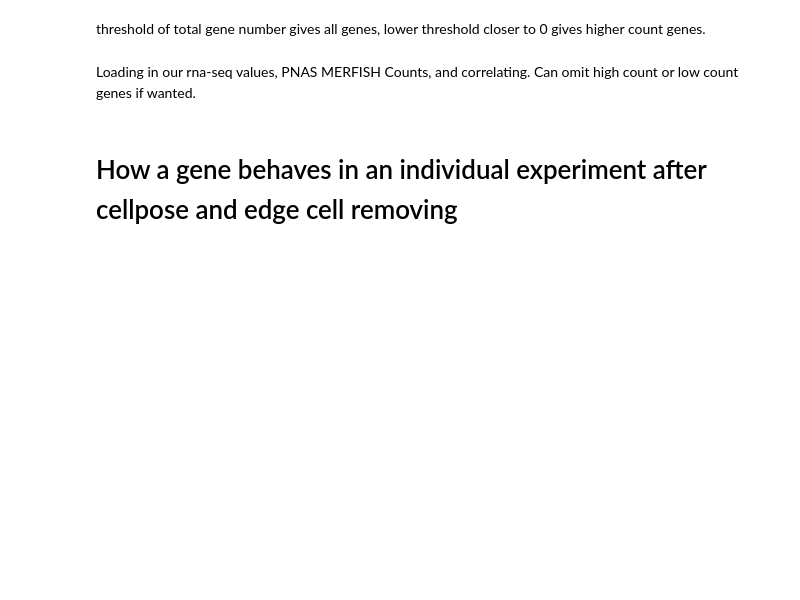
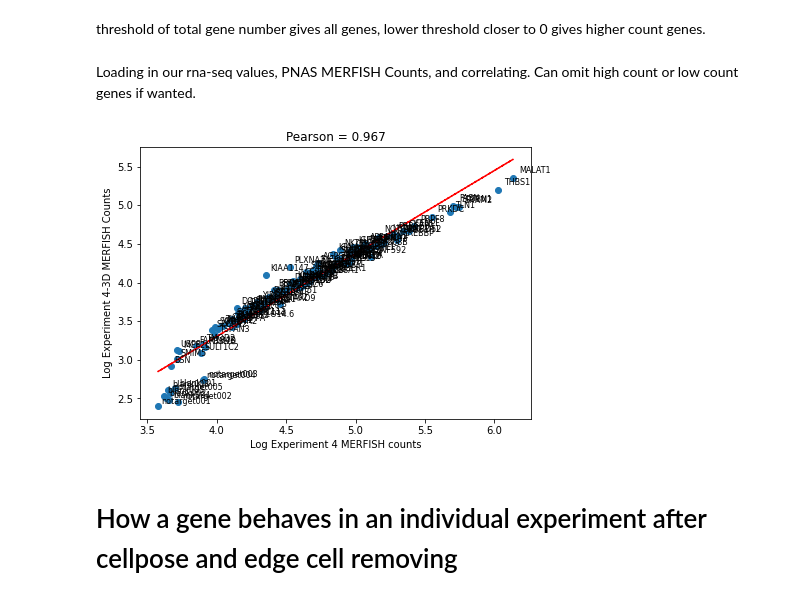
Before and after one commit to amonell/MERFISH-Quality-Control-RNA-expression, a Jupyter notebook: Merlin Quality Metrics Final U2-OS.ipynb, the cells around one changed output. Saved outputs shown, nothing was run; the diff lists cells and outputs as text; code cells hidden in the pictures; blank space fills up the shorter version.

```diff
--- a/Merlin Quality Metrics Final U2-OS.ipynb
+++ b/Merlin Quality Metrics Final U2-OS.ipynb
@@ -1,7 +1,7 @@
 # %% [markdown]
 # Reading in the experiment to analyze for bit error, codebooks, and bulk rna-seq data
 # %%
-analysis_folder = r"D:\MERFISH\Archived_Experiments\E20190919_R0003\MERlin_Analysis\E20190919_R0003_v2"
+analysis_folder = r"E:\E20190920_R0004_3D_Guo"
 codebook_file = r"D:\MERFISH\MERlin_Parameters\codebooks\codebook_alex_130gene.csv"
 #codebook_file = r"D:\MERFISH\MERlin_Parameters\codebooks\codebook_heart_tissue.csv"
 expanded_codebook_file = r"D:\MERFISH\MERlin_Parameters\codebooks\codebook_alex_130gene_expanded.csv"
@@ -256,9 +291,9 @@ def load_merfish_counts(filename, codebook):
 #Load MERFISH counts
 codebook = pd.read_csv(codebook_file)
 #merfish_counts = load_merfish_counts(os.path.join(analysis_folder, r"PlotPerformance\filterplots\FilteredBarcodesMetadata\barcode_counts.npy"), codebook)
-merfish_counts = load_merfish_counts(r"D:\MERFISH\E20190920_R0004\MERlin_Analysis\E20190920_R0004_v4\PlotPerformance\filterplots\FilteredBarcodesMetadata\barcode_counts.npy",codebook)
+merfish_counts2 = load_merfish_counts(r"D:\MERFISH\E20190920_R0004\MERlin_Analysis\E20190920_R0004_v4\PlotPerformance\filterplots\FilteredBarcodesMetadata\barcode_counts.npy",codebook)
 #merfish_counts = load_merfish_counts(r"D:\MERFISH\MERlin_Analysis\E20201123_R0040\PlotPerformance\filterplots\FilteredBarcodesMetadata\barcode_counts.npy",codebook)
-merfish_counts = load_merfish_counts(r"D:\MERFISH\MERlin_Analysis\E20201223_R0049_S2\PlotPerformance\filterplots\FilteredBarcodesMetadata\barcode_counts.npy",codebook)
+merfish_counts = load_merfish_counts(r"E:\E20190920_R0004_3D_Guo\PlotPerformance\filterplots\FilteredBarcodesMetadata\barcode_counts.npy",codebook)
 #merfish_counts = load_merfish_counts(r"C:\Users\amonell\Documents\barcode_counts.npy",codebook)
 # %% [markdown]
 Loading in the Moffitt PNAS rna-seq counts (old version)
@@ -339,25 +374,24 @@ Loading in our rna-seq values, PNAS MERFISH Counts, and correlating.  Can omit h
 # %%
 #Load RNA-seq rpkm values
 col = pd.read_csv(r'D:\MERFISH\Random_Data\U2OS_abundances_qz.rpkm', sep='\t')
 #Take the average rpkm of both replicates
 col['mean'] = col[['bam.RQZ90.nodup.bam','bam.RQZ91.nodup.bam']].mean(axis=1)
 #Log transform the data and turn it into a dictionary
 rnaseq_counts = dict(zip(col['Geneid'], np.log10(col['mean']+1)))
 
 new_pnas = pd.read_csv(r'D:\MERFISH\Random_Data\PNAS2016_MERFISH_counts_new.csv', sep=',', header = None)
 new_pnas.columns = ['name', 'counts']
 
-for i in range(len(pnas['name'])):
-    pnas['name'][i] = pnas['name'][i][:-1]
-
 new_pnas_counts = dict(zip(new_pnas['name'], np.log10(new_pnas['counts']+1)))
 
-plot_correlation(xcounts=new_pnas_counts,
+plot_correlation(xcounts=merfish_counts2,
                    ycounts=merfish_counts,
-                   xlabel='Log PNAS MERFISH counts',
+                   xlabel='Log Experiment 4 MERFISH counts',
                    ylabel='Log Experiment 4-3D MERFISH Counts',
                    outfile='RNASeq_corr.png',
                    omit=[])#gethighcounts(xer, yer))
+# %% [output]
+[figure, added]
 # %% [markdown]
 # How a gene behaves in an individual experiment after cellpose and edge cell removing
 # %%
```
Also changed, not shown: parts of 62 cells of this notebook.
